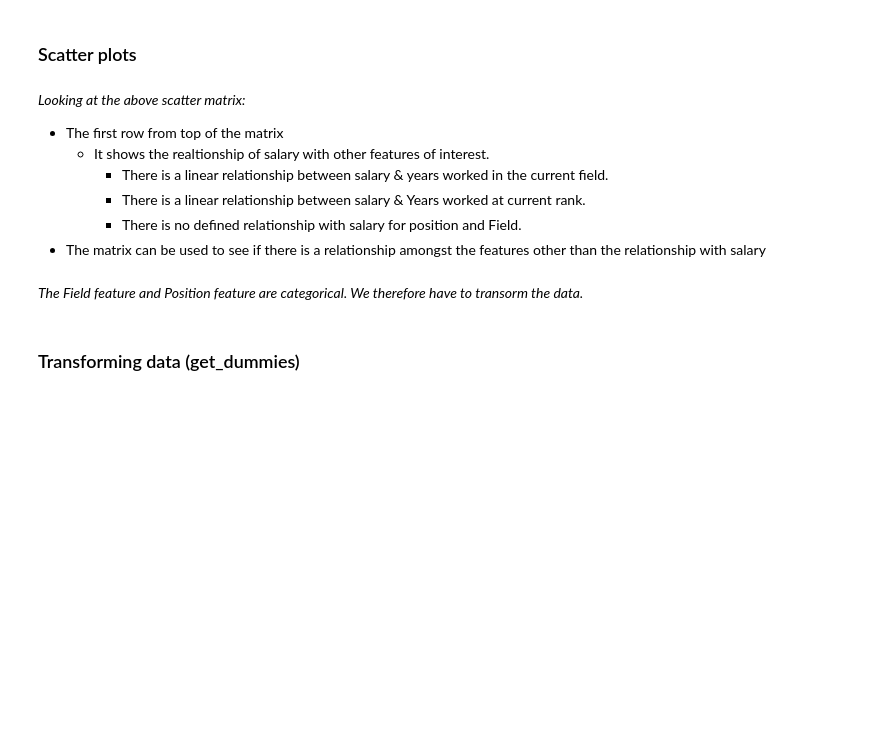
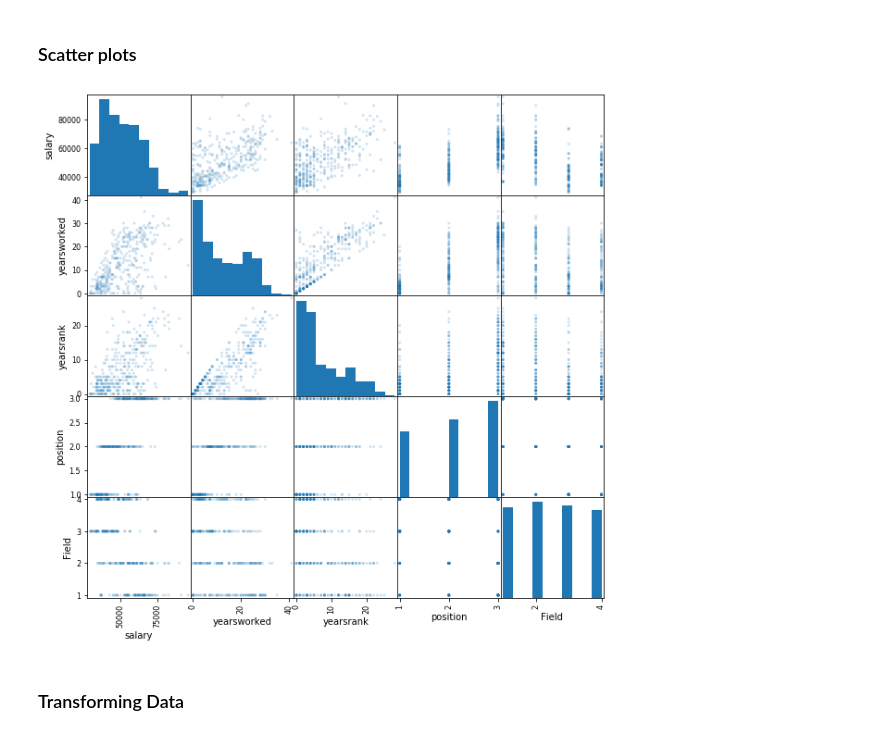
Before and after one commit to MphoKhotleng/Multiple-Linear-Regression, a Jupyter notebook: Multivariate.ipynb, the cells around one changed output. Saved outputs shown, nothing was run; the diff lists cells and outputs as text; code cells hidden in the pictures; blank space fills up the shorter version.

```diff
--- a/Multivariate.ipynb
+++ b/Multivariate.ipynb
@@ -82,18 +90,11 @@ data_num.hist(figsize=(16, 20),bins=20, xlabelsize=8, ylabelsize=8)
 # %% [markdown]
 ### Scatter plots
 # %%
-scatter_matrix(data_num, alpha=0.2, figsize=(10, 10))
+scatter_matrix(sal_data, alpha=0.2, figsize=(10, 10))
+plt.show()
+# %% [output]
+[figure, added]
-# %% [markdown]
-*Looking at the above scatter matrix:*
-- The first row from top of the matrix
-    - It shows the realtionship of salary with other features of interest.
-        - There is a linear relationship between salary & years worked in the current field.
-        - There is a linear relationship between salary & Years worked at current rank.
-        - There is no defined relationship with salary for position and Field.
-- The matrix can be used to see if there is a relationship amongst the features other than the relationship with salary
-# %% [markdown]
-*The Field feature and Position feature are categorical. We therefore have to transorm the data.*
 # %% [markdown]
-### Transforming data (get_dummies)
+### Transforming Data
 # %%
 dict1 = {1:'Engineering', 2:'Finance', 3:'Human Resources', 4:'Marketing'}
```
Also changed, not shown: parts of 33 cells of this notebook.
